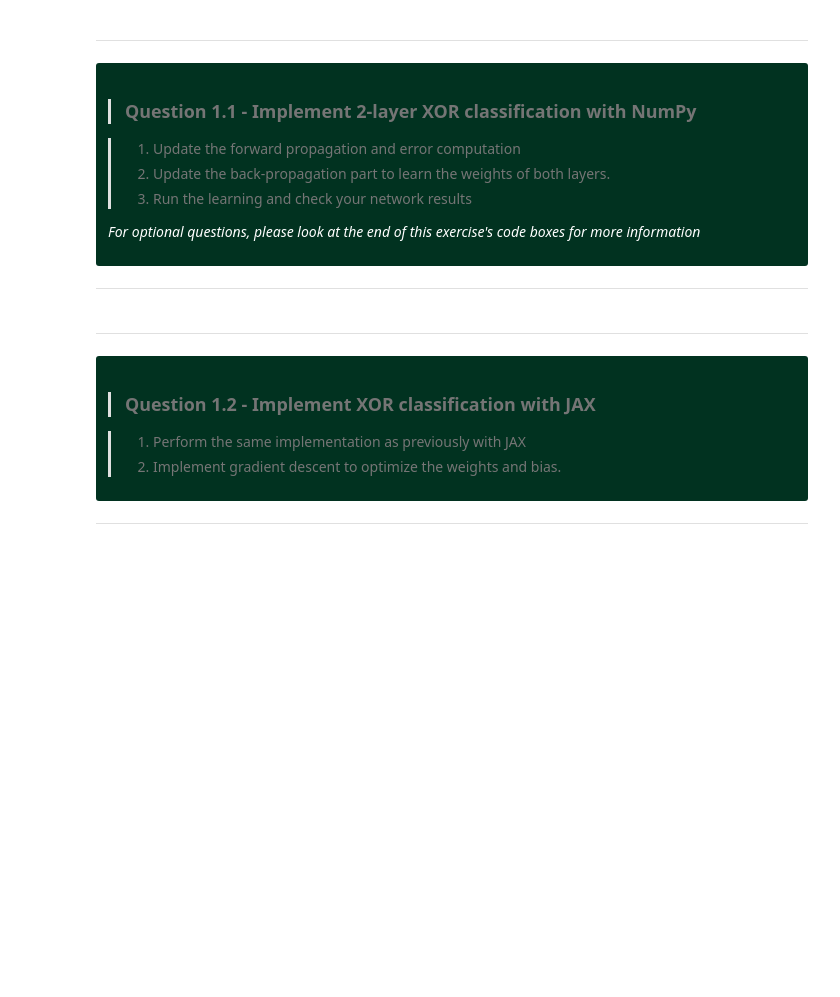
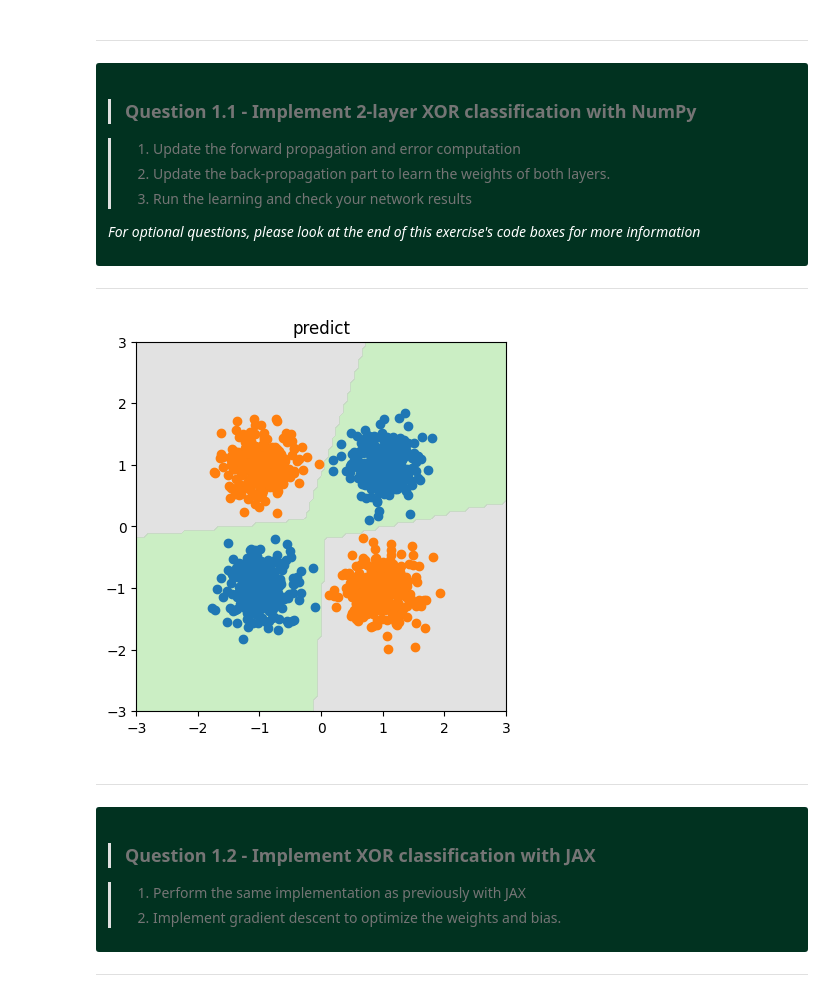
Before and after one commit to Oatsty/creative_ml, a Jupyter notebook: 02_neural_networks.ipynb, the cells around one changed output. Saved outputs shown, nothing was run; the diff lists cells and outputs as text; code cells hidden in the pictures; blank space fills up the shorter version.

````diff
--- a/02_neural_networks.ipynb
+++ b/02_neural_networks.ipynb
@@ -401,7 +402,7 @@ mse_limit         # Sum-squared error limit
 ```
 # %%
 # Number of hidden units
-n_hidden = 2
+n_hidden = 4
 # Learning rate parameter
 eta = 0.005
 # Momentum parameter
@@ -463,3 +505,27 @@ bias2 = (np.random.randn(n_output, 1) * 0.01)
+# %%
+def forward(x_inputs, weights1, bias1, weights2, bias2):
+  hid_lay = weights1 @ x_inputs.T + bias1
+  hid_lay_act = np.maximum(hid_lay,0)
+  out = weights2 @ hid_lay_act + bias2
+  y_bar = (out > 0).astype(int).squeeze(0)
+  return y_bar
+def plt_np_output(x_inputs, weights1, bias1, weights2, bias2):
+  y_bar = forward(x_inputs, weights1, bias1, weights2, bias2)
+  x = np.linspace(-3, 3, 100)
+  y = np.linspace(-3, 3, 100)
+  xx, yy = np.meshgrid(x, y)
+  ret = forward(np.stack([xx,yy]).reshape(2,-1).transpose(), weights1, bias1, weights2, bias2)
+  ret = ret.reshape([x.shape[0],x.shape[0]])
+  plt.figure()
+  plt.gca().set_aspect('equal', adjustable='box')
+  plt.contourf(x, y, ret>0,cmap='tab20',alpha=0.5)
+  plt.scatter(x_inputs.transpose()[0][y_bar==0],x_inputs.transpose()[1][y_bar==0])
+  plt.scatter(x_inputs.transpose()[0][y_bar==1],x_inputs.transpose()[1][y_bar==1])
+  plt.title('predict')
+  plt.show()
+plt_np_output(x_inputs,weights1,bias1,weights2,bias2)
+# %% [output]
+[figure, added]
 # %% [markdown]
 ***
 
````
Also changed, not shown: parts of 39 cells of this notebook, 1 other file.
